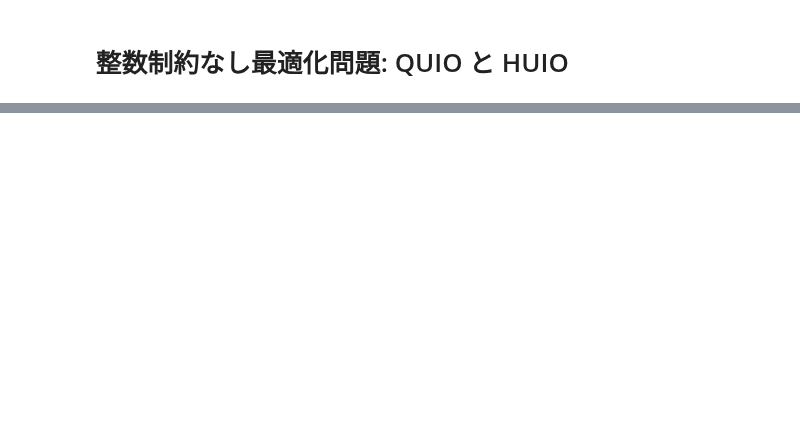
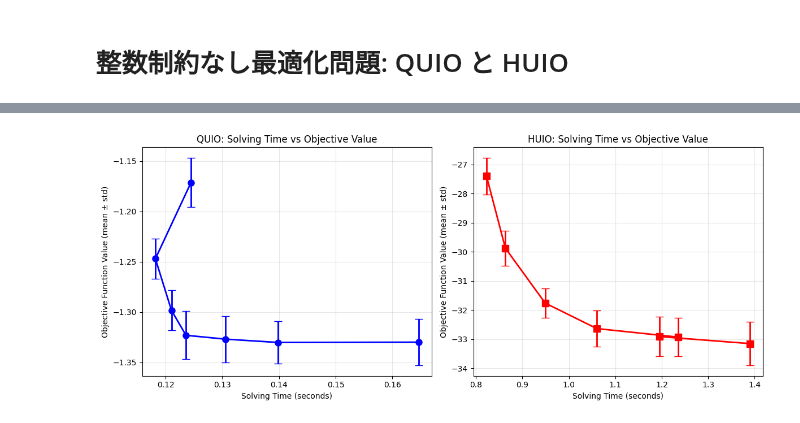
Before and after one commit to Jij-Inc/OpenJij, a Jupyter notebook: docs/ja/tutorial/003-IntegerOptimization.ipynb, the cells around one changed output, grey strips where cells are left out. Drawn from its saved outputs; the diff is of its cells as text; code cells hidden in the pictures; blank space fills up the shorter version.

```diff
--- a/docs/ja/tutorial/003-IntegerOptimization.ipynb
+++ b/docs/ja/tutorial/003-IntegerOptimization.ipynb
@@ -238,14 +180,0 @@ for num_sweeps in sweep_values:
-# %%
-# パラメータ比較の可視化
-sweeps, best_energies, mean_energies = zip(*results_comparison)
-
-plt.figure(figsize=(10, 6))
-plt.plot(sweeps, best_energies, 'bo-', label='最良エネルギー', linewidth=2, markersize=8)
-plt.plot(sweeps, mean_energies, 'rs-', label='平均エネルギー', linewidth=2, markersize=8)
-plt.xlabel('Sweep数')
-plt.ylabel('エネルギー')
-plt.title('Sweep数による最適化性能の変化')
-plt.legend()
-plt.grid(True, alpha=0.3)
-plt.xscale('log')
-plt.show()
@@ -274,0 +211,5 @@ plt.show()
+# %%
+# ランダムなHUIO問題の係数を生成（3次項も含める）
+J_huio_random = generate_random_interactions(N, num_interactions, order=4, seed=42)
+
+print(f"HUIO問題: {len(J_huio_random)}個の項")
@@ -274,0 +259,28 @@ plt.show()
+# %%
+# 求解時間と目的関数値の可視化
+fig, (ax1, ax2) = plt.subplots(1, 2, figsize=(12, 5))
+
+# 横軸：求解時間、縦軸：目的関数値
+quio_times = [result[1] for result in quio_results]
+quio_energies = [result[2] for result in quio_results]
+quio_stds = [result[3] for result in quio_results]
+huio_times = [result[1] for result in huio_results]
+huio_energies = [result[2] for result in huio_results]
+huio_stds = [result[3] for result in huio_results]
+
+ax1.errorbar(quio_times, quio_energies, yerr=quio_stds, fmt='bo-', linewidth=2, markersize=8, capsize=5)
+ax1.set_xlabel('Solving Time (seconds)')
+ax1.set_ylabel('Objective Function Value (mean ± std)')
+ax1.set_title('QUIO: Solving Time vs Objective Value')
+ax1.grid(True, alpha=0.3)
+
+ax2.errorbar(huio_times, huio_energies, yerr=huio_stds, fmt='rs-', linewidth=2, markersize=8, capsize=5)
+ax2.set_xlabel('Solving Time (seconds)')
+ax2.set_ylabel('Objective Function Value (mean ± std)')
+ax2.set_title('HUIO: Solving Time vs Objective Value')
+ax2.grid(True, alpha=0.3)
+
+plt.tight_layout()
+plt.show()
+# %% [output]
+[figure, added]
```
Also changed, not shown: parts of 23 cells of this notebook, 1 other file.
